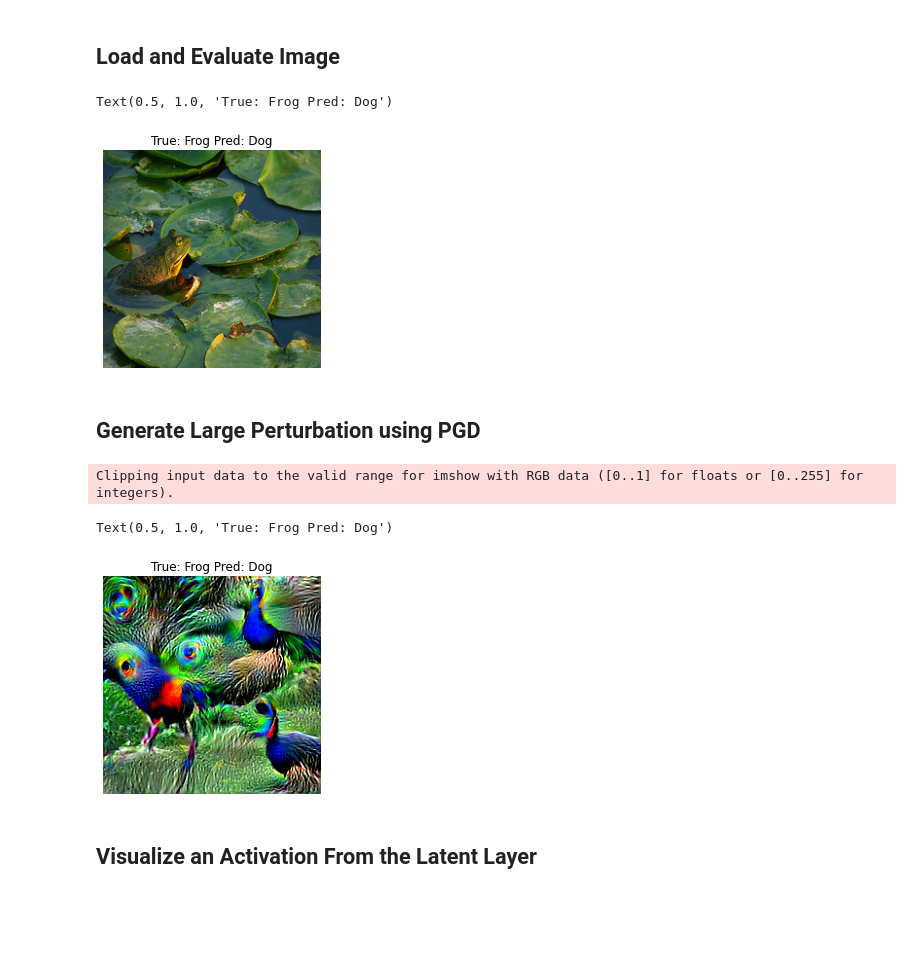
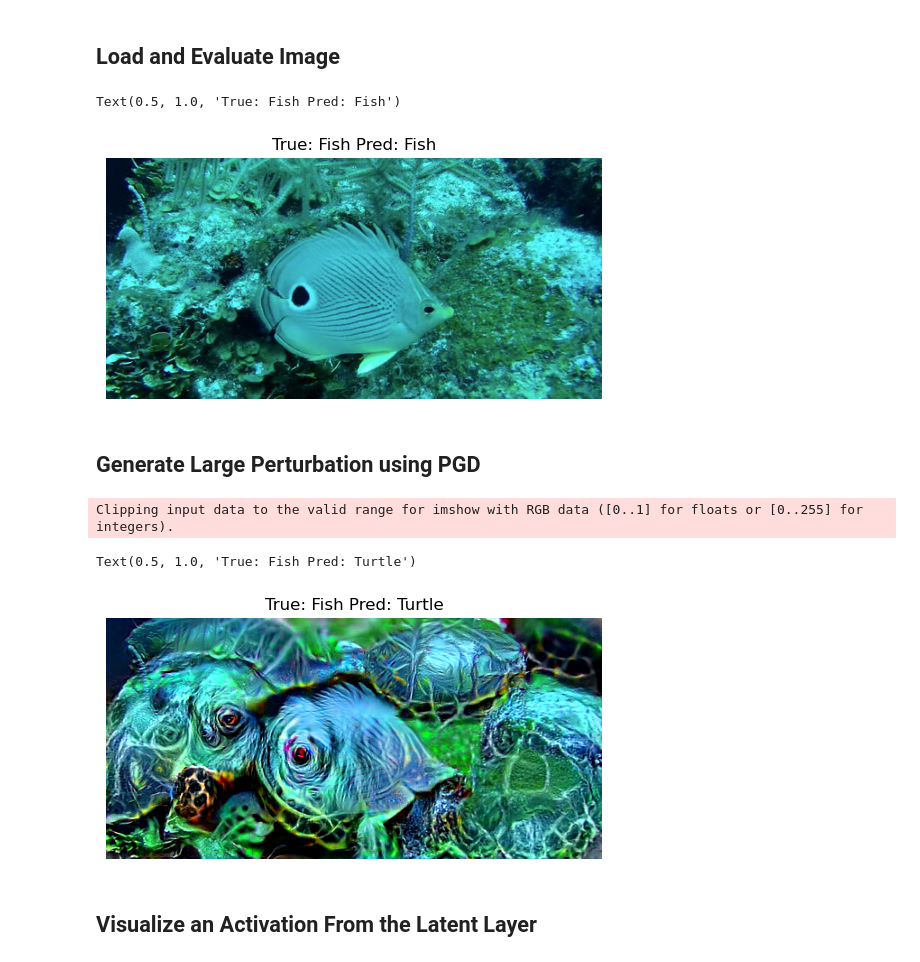
Before and after one commit to mit-ll-responsible-ai/responsible-ai-toolbox, a Jupyter notebook: experiments/madry/Visualizations.ipynb, the cells around one changed output. Cells and saved outputs as stored; diff of their text form; code cells hidden in the pictures; blank space fills up the shorter version.

Commit message:
Updates the `madry` experiment (#163)
* support kwargs for load_model

* new madry example

* working on single gpu

* minor updates

```diff
--- a/experiments/madry/Visualizations.ipynb
+++ b/experiments/madry/Visualizations.ipynb
@@ -22,9 +16,21 @@ random.seed(5643)
 # %% [markdown]
 ## Instantiate
 # %%
-# instantiate the dataset
-# Note: the dataset this is loading up only contains
-# one image per class so you may not extract the same
-# image below
-data_dir = f"{Path.home()}/.torch/data/imagenet/normal/val/"
-ds = instantiate(configs.RestrictedImageNet(root=data_dir))
+import requests
+from PIL import Image
+from io import BytesIO
+
+
+def get_img(url):
+    response = requests.get(url)
+    if response.status_code == 200:
+        return Image.open(BytesIO(response.content))
+    else:
+        print(response.status_code)
+        print("Failed to download image.")
+
+
+# Example usage:
+url = "https://media-cdn.tripadvisor.com/media/photo-s/05/1f/f7/3d/hopkins-underwater-adventures.jpg"
+img_pil = get_img(url)
+img_pil
@@ -37,9 +45,6 @@ class_to_id = dict(
 # Dictionary of index of label to class name
 id_to_class = {v: k for k, v in class_to_id.items()}
 # %%
-# instantiate the model and load the checkpoint
-ckpt = "mitll_restricted_imagenet_l2_3_0.pt"
-model = instantiate(configs.RestictedImageNetModel, ckpt=ckpt)
+from rai_experiments.models.pretrained import load_model
 
-# instantiate the L2PGD perturbation method
-l2pgd = instantiate(configs.L2PGD)
+model = load_model("mitll_restricted_imagenet_l2_3_0.pt").eval()
@@ -46,24 +53,38 @@ l2pgd = instantiate(configs.L2PGD)
 # %% [markdown]
 ## Load and Evaluate Image
 # %%
-img, target = ds[0]
-with torch.no_grad():
+from torchvision.transforms.functional import to_tensor
+
+img, target = to_tensor(img_pil), class_to_id["Fish"]
+with tr.no_grad():
     logit = model(img[None])
 
 plt.axis("off")
 plt.imshow(img.numpy().transpose(1, 2, 0))
 plt.title(f"True: {id_to_class[target]} Pred: {id_to_class[logit.argmax().item()]}")
 # %% [output]
-Text(0.5, 1.0, 'True: Frog Pred: Dog')
+Text(0.5, 1.0, 'True: Fish Pred: Fish')
-[figure, old version]
+[figure, new version]
 # %% [markdown]
 ## Generate Large Perturbation using PGD
 # %%
-l2pgd = instantiate(configs.L2PGD, epsilon=100, steps=10)
-l2pgd
-img_adv, _ = l2pgd(model=model, data=img[None], target=torch.tensor([target]),)
+from rai_toolbox.optim import L2ProjectedOptim
+from rai_toolbox.perturbations import gradient_ascent
 
-with torch.no_grad():
+epsilon = 100
+steps = 10
+lr = 2.5 * epsilon / steps
+img_adv, _ = gradient_ascent(
+    model=model,
+    data=img[None],
+    target=tr.tensor([target]),
+    optimizer=L2ProjectedOptim,
+    steps=steps,
+    epsilon=epsilon,
+    lr=lr,
+)
+
+with tr.no_grad():
     logit_adv = model(img_adv)
 
 plt.axis("off")
@@ -71,7 +92,7 @@ plt.imshow(img_adv[0].detach().cpu().numpy().transpose(1, 2, 0))
 plt.title(f"True: {id_to_class[target]} Pred: {id_to_class[logit_adv.argmax().item()]}")
 # %% [output]
 Clipping input data to the valid range for imshow with RGB data ([0..1] for floats or [0..255] for integers).
-Text(0.5, 1.0, 'True: Frog Pred: Dog')
+Text(0.5, 1.0, 'True: Fish Pred: Turtle')
-[figure, old version]
+[figure, new version]
 # %% [markdown]
 ## Visualize an Activation From the Latent Layer
```
Also changed, not shown: parts of 8 cells of this notebook, 8 other files.
